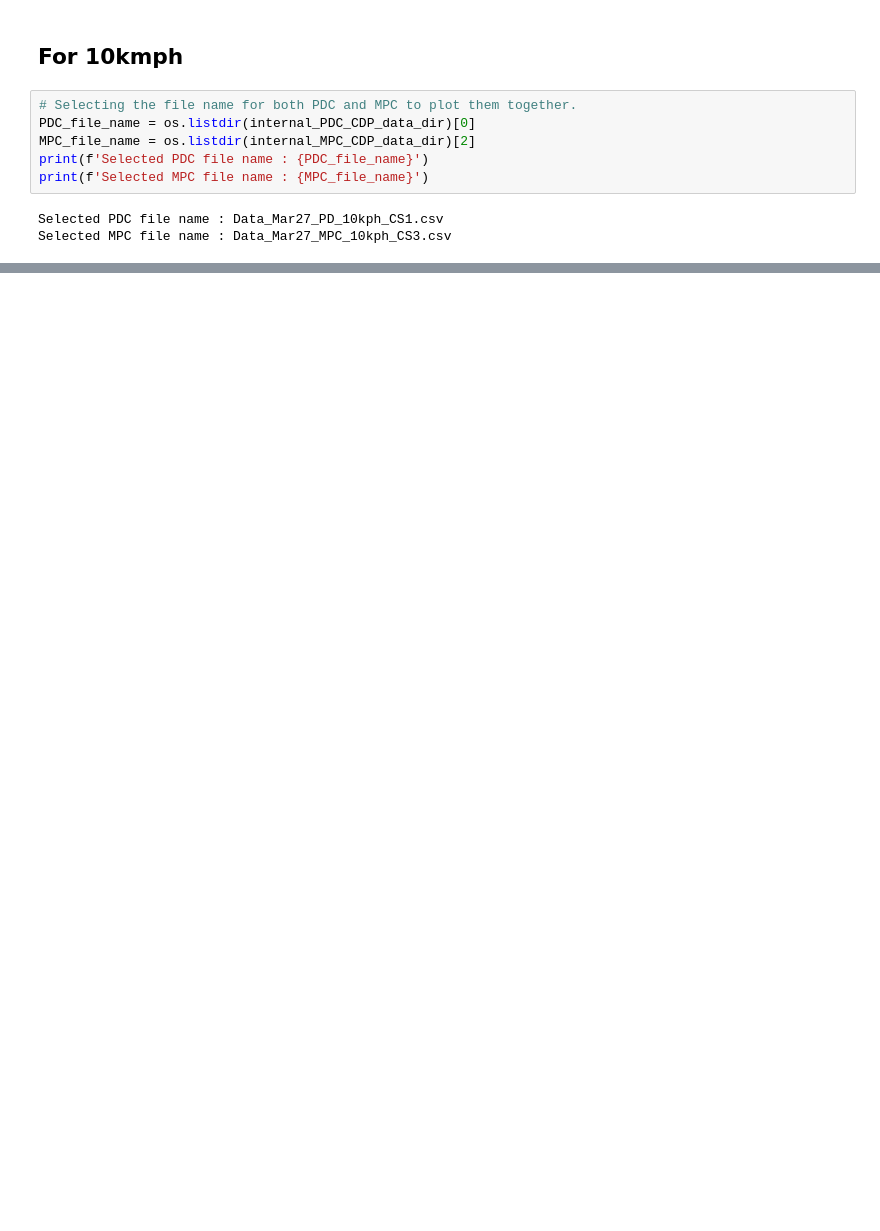
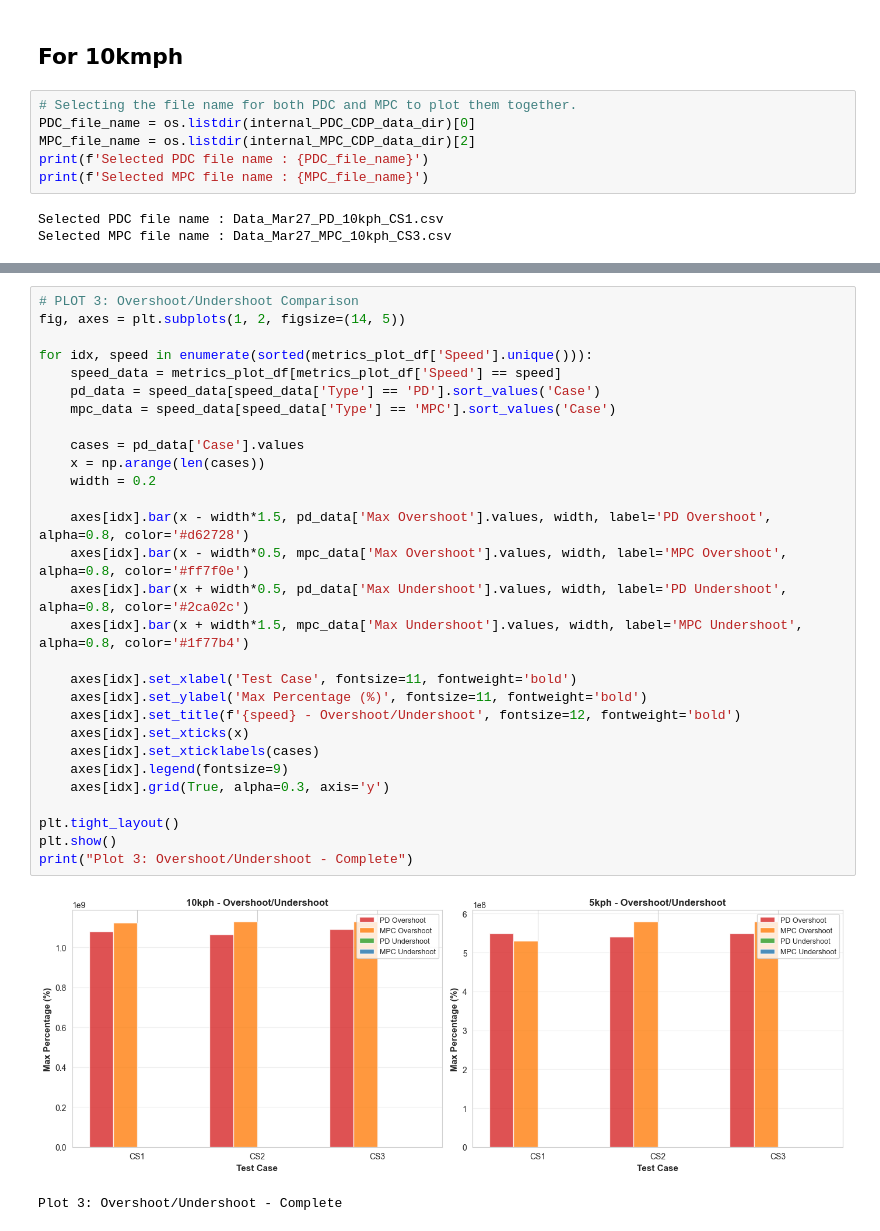
Before and after one commit to Santhosh4888/Adaptive-Cruise-Control, a Jupyter notebook: 9_Vehicle_Testing_Results/Testing_Using_Radar/March27_2026/PDC_VS_MPC_Comparison_CS.ipynb, the cells around one changed output, grey strips where cells are left out. Drawn from its saved outputs; the diff is of its cells as text; blank space fills up the shorter version.

```diff
--- a/9_Vehicle_Testing_Results/Testing_Using_Radar/March27_2026/PDC_VS_MPC_Comparison_CS.ipynb
+++ b/9_Vehicle_Testing_Results/Testing_Using_Radar/March27_2026/PDC_VS_MPC_Comparison_CS.ipynb
@@ -398,0 +713,32 @@ MPC columns: ['Ego_Position(m)', 'Ego_Velocity(m/s)', 'Obs_Position(m)', 'Obs_Ve
+# %%
+# PLOT 3: Overshoot/Undershoot Comparison
+fig, axes = plt.subplots(1, 2, figsize=(14, 5))
+
+for idx, speed in enumerate(sorted(metrics_plot_df['Speed'].unique())):
+    speed_data = metrics_plot_df[metrics_plot_df['Speed'] == speed]
+    pd_data = speed_data[speed_data['Type'] == 'PD'].sort_values('Case')
+    mpc_data = speed_data[speed_data['Type'] == 'MPC'].sort_values('Case')
+
+    cases = pd_data['Case'].values
+    x = np.arange(len(cases))
+    width = 0.2
+
+    axes[idx].bar(x - width*1.5, pd_data['Max Overshoot'].values, width, label='PD Overshoot', alpha=0.8, color='#d62728')
+    axes[idx].bar(x - width*0.5, mpc_data['Max Overshoot'].values, width, label='MPC Overshoot', alpha=0.8, color='#ff7f0e')
+    axes[idx].bar(x + width*0.5, pd_data['Max Undershoot'].values, width, label='PD Undershoot', alpha=0.8, color='#2ca02c')
+    axes[idx].bar(x + width*1.5, mpc_data['Max Undershoot'].values, width, label='MPC Undershoot', alpha=0.8, color='#1f77b4')
+
+    axes[idx].set_xlabel('Test Case', fontsize=11, fontweight='bold')
+    axes[idx].set_ylabel('Max Percentage (%)', fontsize=11, fontweight='bold')
+    axes[idx].set_title(f'{speed} - Overshoot/Undershoot', fontsize=12, fontweight='bold')
+    axes[idx].set_xticks(x)
+    axes[idx].set_xticklabels(cases)
+    axes[idx].legend(fontsize=9)
+    axes[idx].grid(True, alpha=0.3, axis='y')
+
+plt.tight_layout()
+plt.show()
+print("Plot 3: Overshoot/Undershoot - Complete")
+# %% [output]
+[figure, added]
+Plot 3: Overshoot/Undershoot - Complete
```
Also changed, not shown: parts of 13 cells of this notebook, 16 other files.
